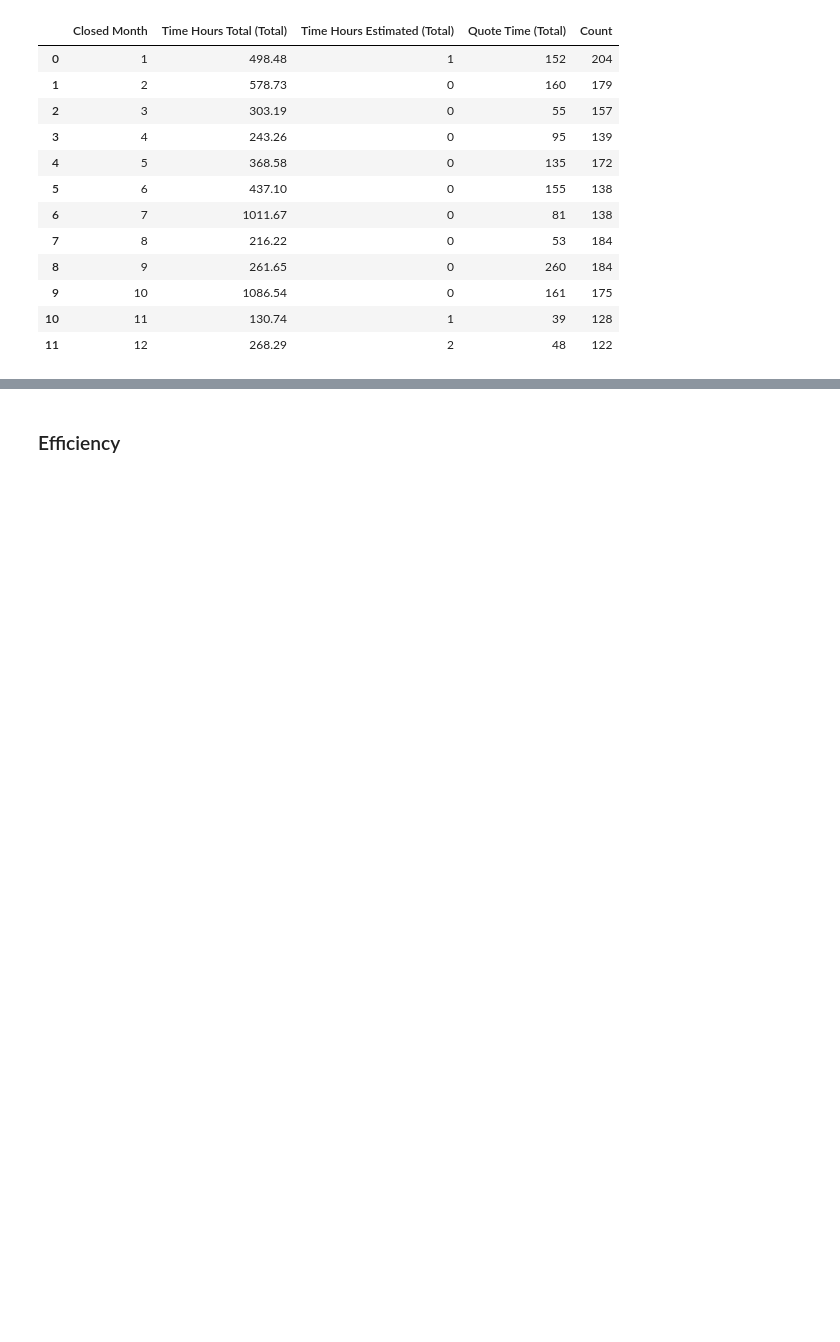
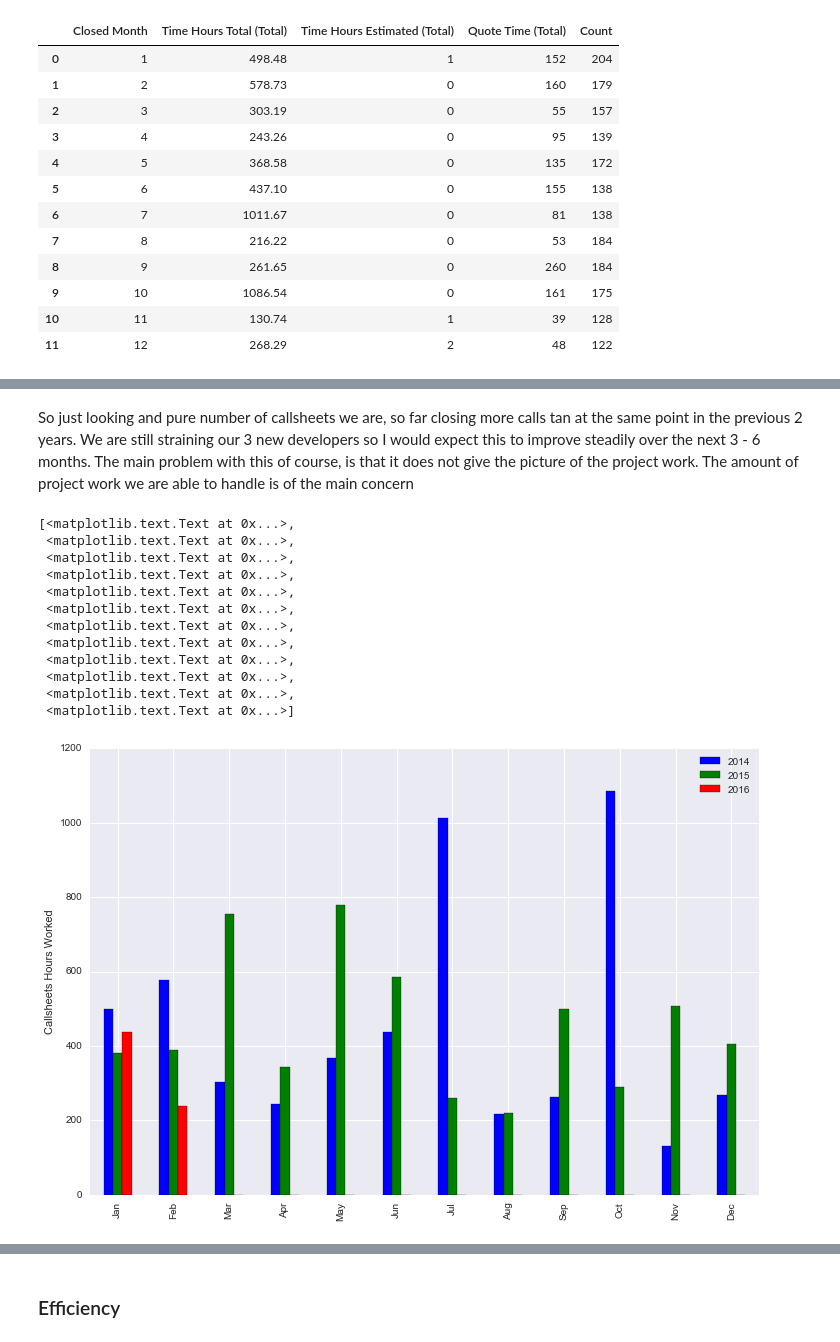
Before and after one commit to mikebywater/notebooks, a Jupyter notebook: Board Meeting 2016-02-25/Callsheet Analysis .ipynb, the cells around one changed output, grey strips where cells are left out. Cells and saved outputs as stored; diff of their text form; code cells hidden in the pictures; blank space fills up the shorter version.

```diff
--- a/Board Meeting 2016-02-25/Callsheet Analysis .ipynb
+++ b/Board Meeting 2016-02-25/Callsheet Analysis .ipynb
@@ -55,0 +83,26 @@ cs_agg_2014_df
+# %% [markdown]
+So just looking and pure number of callsheets we are, so far closing more calls tan at the same point in the previous 2 years. We are still straining our 3 new developers so I would expect this to improve steadily over the next 3 - 6 months. The main problem with this of course, is that it does not give the picture of the project work. The amount of project work we are able to handle is of the main concern
+# %%
+df14 = cs_agg_2014_df[['Time Hours Total (Total)']]
+df15 = cs_agg_2015_df[['Time Hours Total (Total)']]
+df16 = cs_agg_2016_df[['Time Hours Total (Total)']]
+frames = [df14, df15]
+df = pd.concat([df14, df15, df16], axis=1, join='outer')
+df.columns = ['2014', '2015' , '2016']
+ax = df.plot(kind='bar' , figsize=(12, 8))
+ax.set_ylabel('Callsheets Hours Worked')
+ax.set_xticklabels(('Jan', 'Feb', 'Mar', 'Apr', 'May' , 'Jun' , 'Jul' , 'Aug' , 'Sep' , 'Oct' , 'Nov' , 'Dec'))
+# %% [output]
+[<matplotlib.text.Text at 0x...>,
+ <matplotlib.text.Text at 0x...>,
+ <matplotlib.text.Text at 0x...>,
+ <matplotlib.text.Text at 0x...>,
+ <matplotlib.text.Text at 0x...>,
+ <matplotlib.text.Text at 0x...>,
+ <matplotlib.text.Text at 0x...>,
+ <matplotlib.text.Text at 0x...>,
+ <matplotlib.text.Text at 0x...>,
+ <matplotlib.text.Text at 0x...>,
+ <matplotlib.text.Text at 0x...>,
+ <matplotlib.text.Text at 0x...>]
+[figure, added]
```
Also changed, not shown: parts of 5 cells of this notebook.
